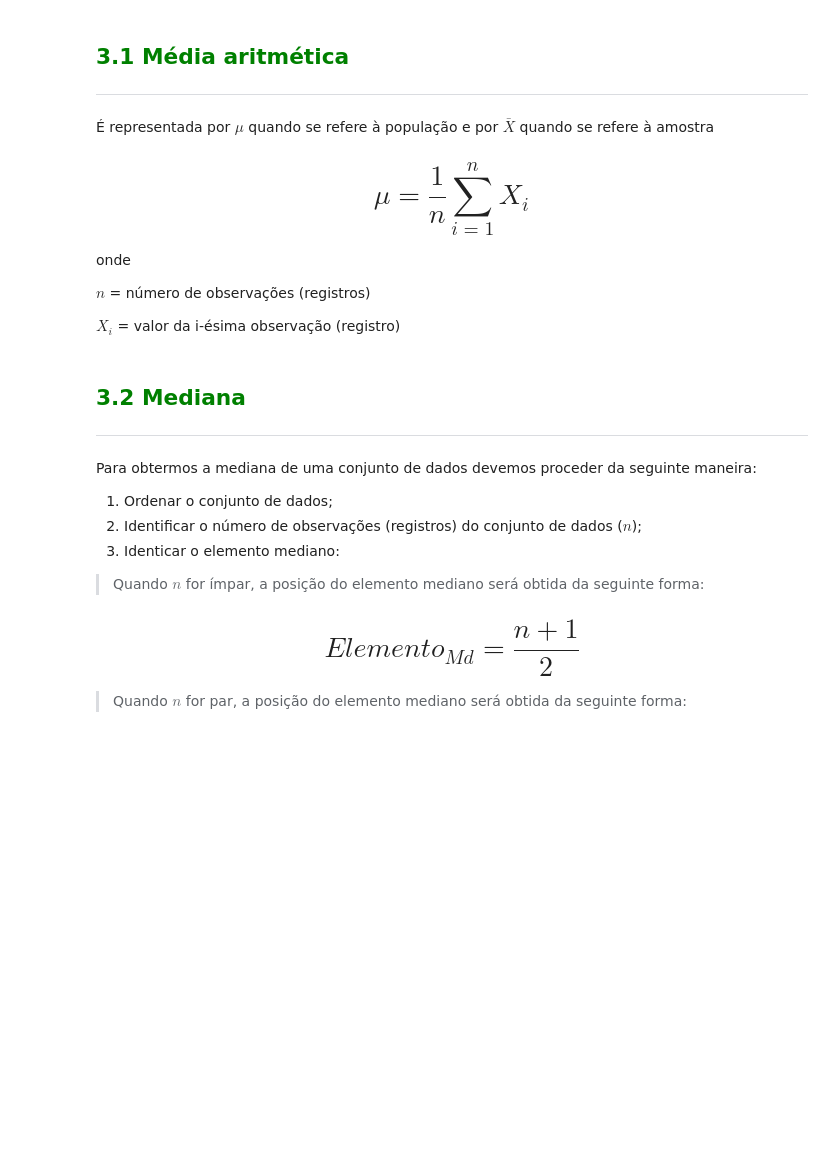
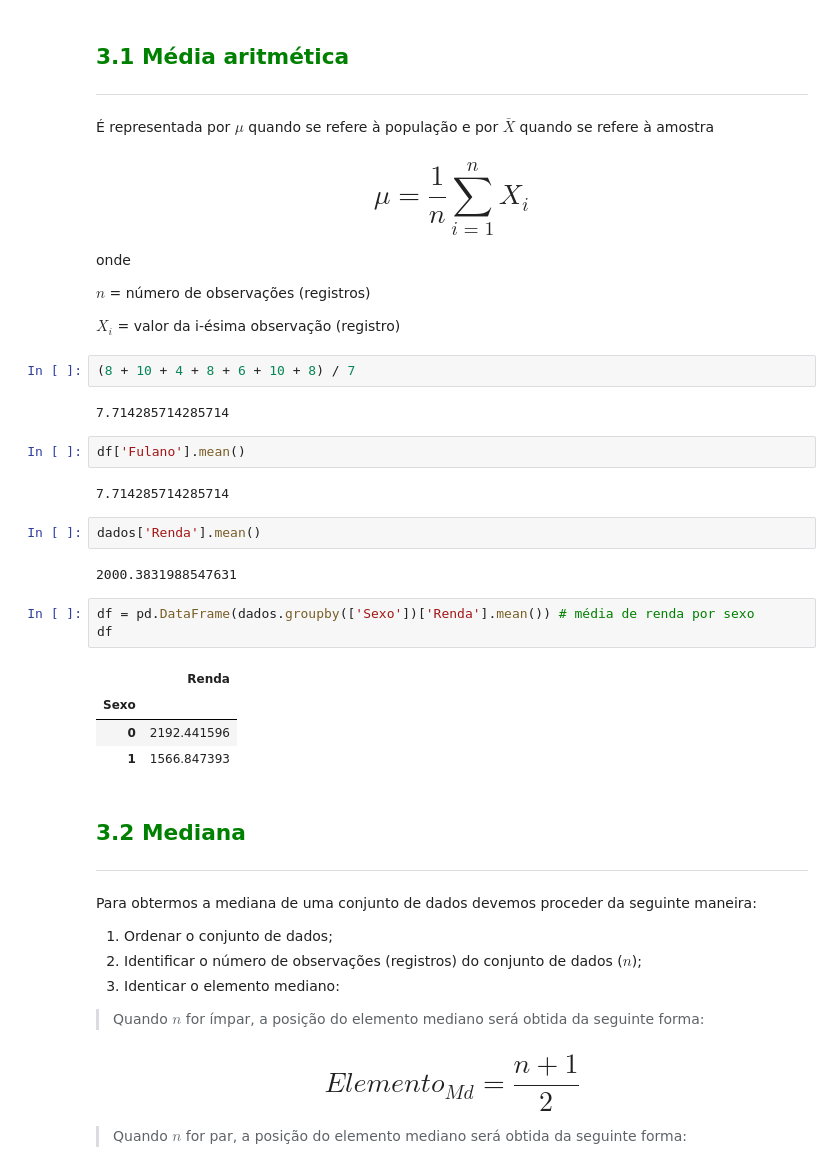
Before and after one commit to undevalmeida/Python, a Jupyter notebook: Estatística com Python/Frequência e Medidas/Curso_de_Estatística_Parte_1.ipynb, the cells around one changed output. Drawn from its saved outputs; the diff is of its cells as text; blank space fills up the shorter version.

Commit message:
Média

```diff
--- a/Estatística com Python/Frequência e Medidas/Curso_de_Estatística_Parte_1.ipynb
+++ b/Estatística com Python/Frequência e Medidas/Curso_de_Estatística_Parte_1.ipynb
@@ -556,6 +578,26 @@ onde
 $n$ = número de observações (registros)
 
 $X_i$ = valor da i-ésima observação (registro)
+# %%
+(8 + 10 + 4 + 8 + 6 + 10 + 8) / 7
+# %% [output]
+7.714285714285714
+# %%
+df['Fulano'].mean()
+# %% [output]
+7.714285714285714
+# %%
+dados['Renda'].mean()
+# %% [output]
+2000.3831988547631
+# %%
+df = pd.DataFrame(dados.groupby(['Sexo'])['Renda'].mean()) # média de renda por sexo
+df
+# %% [output]
+|  | Renda |
+| Sexo |  |
+| 0 | 2192.441596 |
+| 1 | 1566.847393 |
 # %% [markdown]
 ## <font color=green>3.2 Mediana</font>
 ***
```
Also changed, not shown: parts of 1 cell of this notebook.
